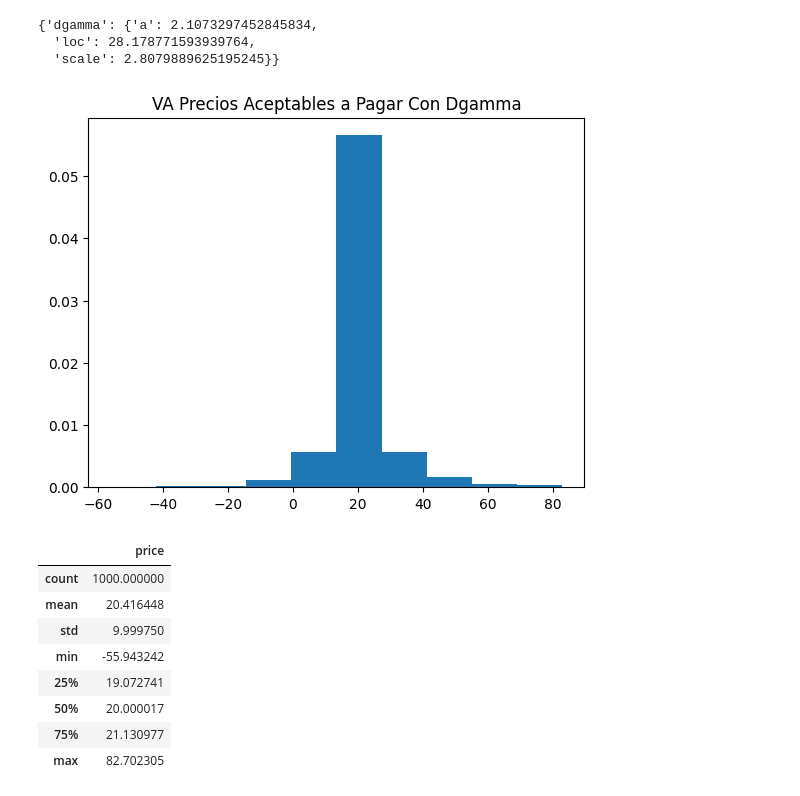
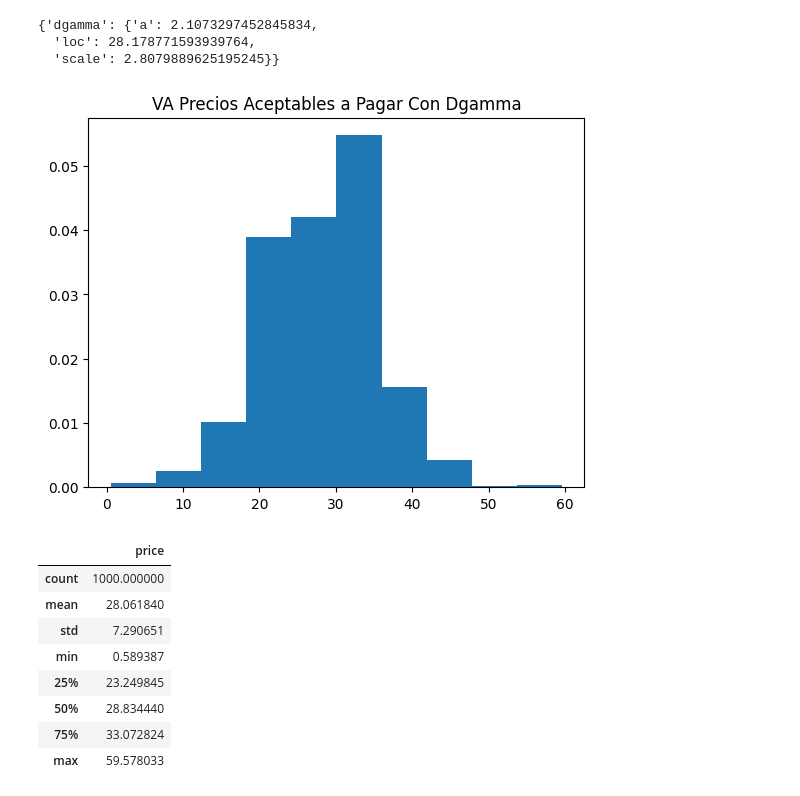
Before and after one commit to marcorodriguezmelgarejo/simulacion-creadores-de-contenido, a Jupyter notebook: fdps.ipynb, the cells around one changed output. Cells and saved outputs as stored; diff of their text form; code cells hidden in the pictures.

Commit message:
fix params

```diff
--- a/fdps.ipynb
+++ b/fdps.ipynb
@@ -232,17 +232,17 @@ f3.get_best()
 # %%
 # Parámetros de la distribución
 best_prices_params = f3.get_best(method='sumsquare_error').get('dgamma')
 
-random_values = stats.dgamma.rvs(**best_tips_params, size=1000, random_state=None)
+random_values = stats.dgamma.rvs(**best_prices_params, size=1000, random_state=None)
 
 # Graficamos los valores aleatorios
 import matplotlib.pyplot as plt
 
 plt.hist(random_values, density=True)
 plt.title("VA Precios Aceptables a Pagar Con Dgamma")
 plt.show()
 # %% [output]
-[figure, old version]
+[figure, new version]
 # %%
 df_prices = pd.DataFrame()
 df_prices['price'] = random_values
@@ -250,10 +250,10 @@ df_prices.describe()
 # %% [output]
 |  | price |
 | count | 1000.000000 |
-| mean | 20.416448 |
-| std | 9.999750 |
-| min | -55.943242 |
-| 25% | 19.072741 |
-| 50% | 20.000017 |
-| 75% | 21.130977 |
-| max | 82.702305 |
+| mean | 28.061840 |
+| std | 7.290651 |
+| min | 0.589387 |
+| 25% | 23.249845 |
+| 50% | 28.834440 |
+| 75% | 33.072824 |
+| max | 59.578033 |
```
